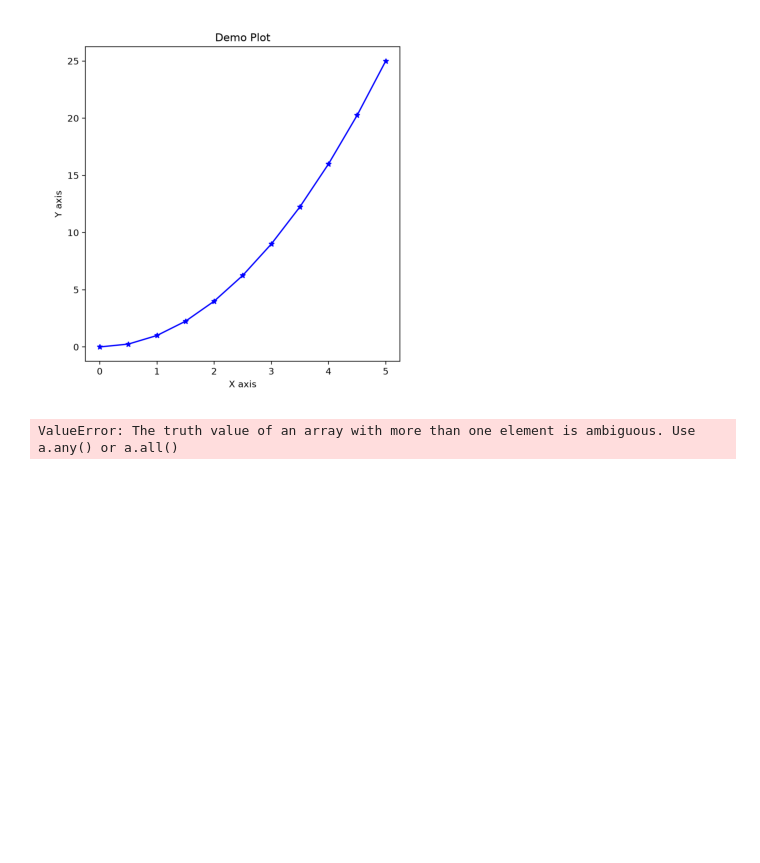
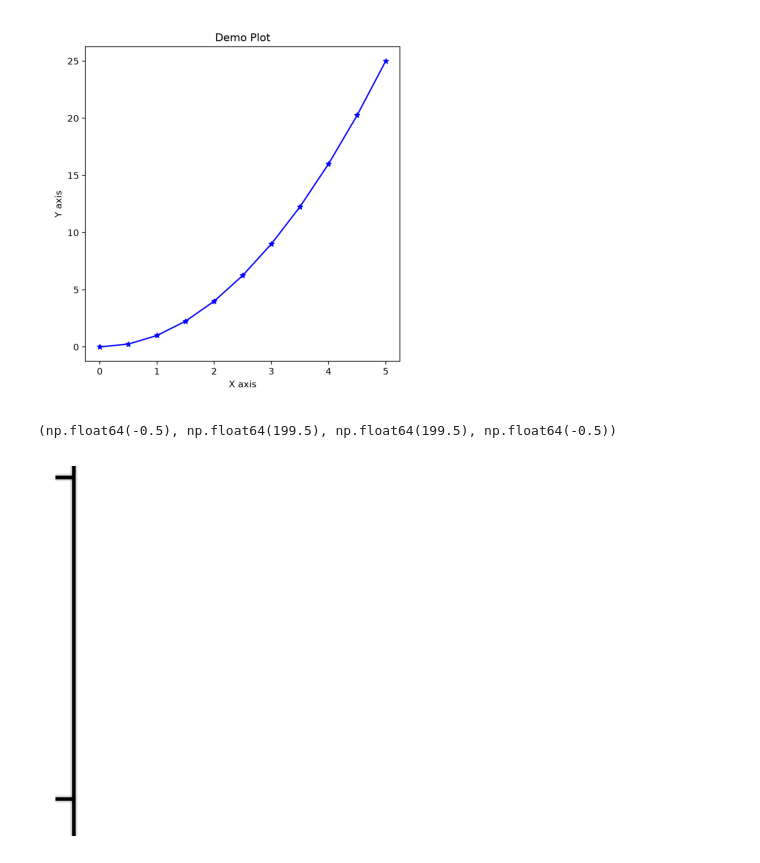
Before and after one commit to AKabhishek9/AIML-Basics, a Jupyter notebook: Data-Visualization/basics.ipynb, the cells around one changed output. Drawn from its saved outputs; the diff is of its cells as text; code cells hidden in the pictures; blank space fills up the shorter version.

```diff
--- a/Data-Visualization/basics.ipynb
+++ b/Data-Visualization/basics.ipynb
@@ -81,8 +81,9 @@ plt.axis("off")
 (np.float64(-0.5), np.float64(1093.5), np.float64(1127.5), np.float64(-0.5))
 [figure]
 # %%
-cropImg = img[50:200, 100:300]
+cropImg = img[100:300, 100:300]
 plt.imshow(cropImg)
 plt.axis("off")
 # %% [output]
-ValueError: The truth value of an array with more than one element is ambiguous. Use a.any() or a.all()
+(np.float64(-0.5), np.float64(199.5), np.float64(199.5), np.float64(-0.5))
+[figure, added]
```
Also changed, not shown: parts of 1 cell of this notebook, 1 other file.
